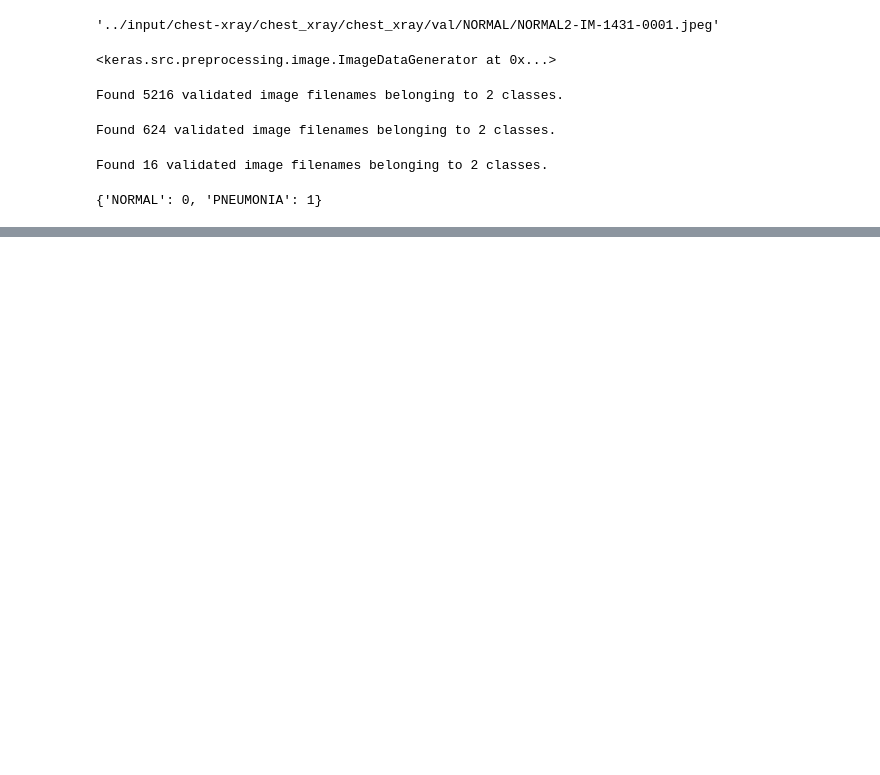
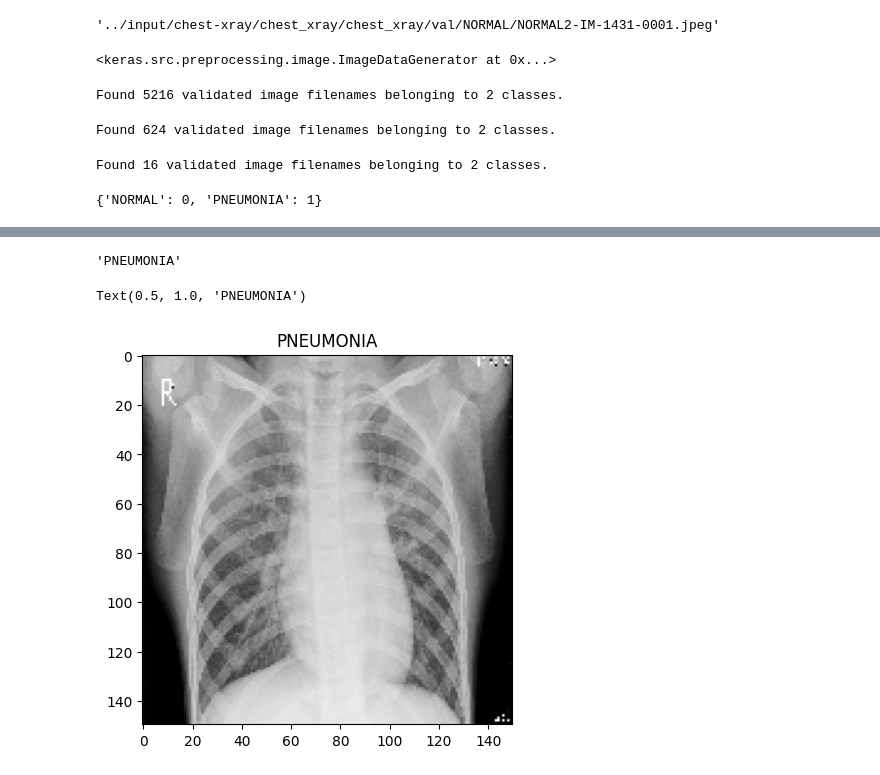
Before and after one commit to Neermita18/Kaggle_challenges, a Jupyter notebook: Chest_Xray_Pneumonia.ipynb, the cells around one changed output, grey strips where cells are left out. Drawn from its saved outputs; the diff is of its cells as text; code cells hidden in the pictures; blank space fills up the shorter version.

```diff
--- a/Chest_Xray_Pneumonia.ipynb
+++ b/Chest_Xray_Pneumonia.ipynb
@@ -329,3 +329,5 @@ train_dict = train_gen.class_indices
 train_dict
 # %% [output]
 {'NORMAL': 0, 'PNEUMONIA': 1}
+# %%
+classes = list(train_dict.keys())
@@ -331,0 +369,10 @@ train_dict
+# %%
+classes[int(max(labels[0]))]
+# %% [output]
+'PNEUMONIA'
+# %%
+plt.imshow(images[0]/255)
+plt.title(classes[int(max(labels[0]))])
+# %% [output]
+Text(0.5, 1.0, 'PNEUMONIA')
+[figure, added]
```
Also changed, not shown: parts of 5 cells of this notebook.
